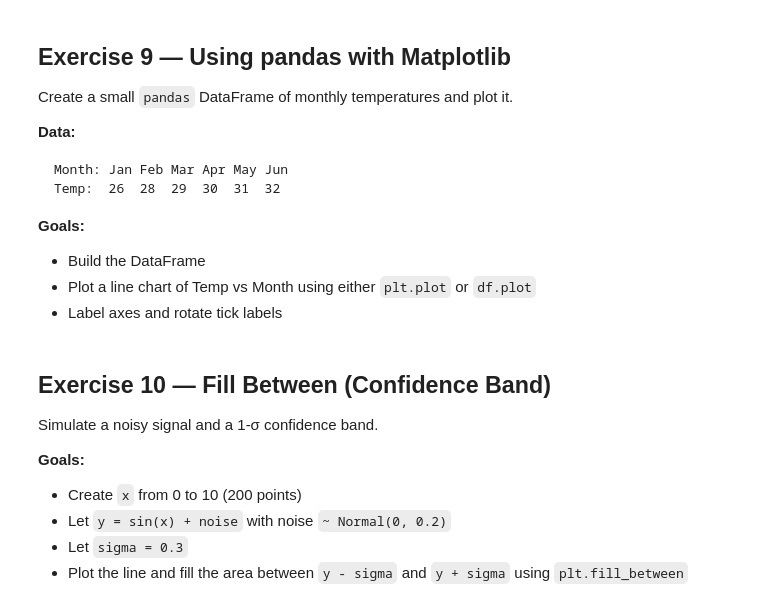
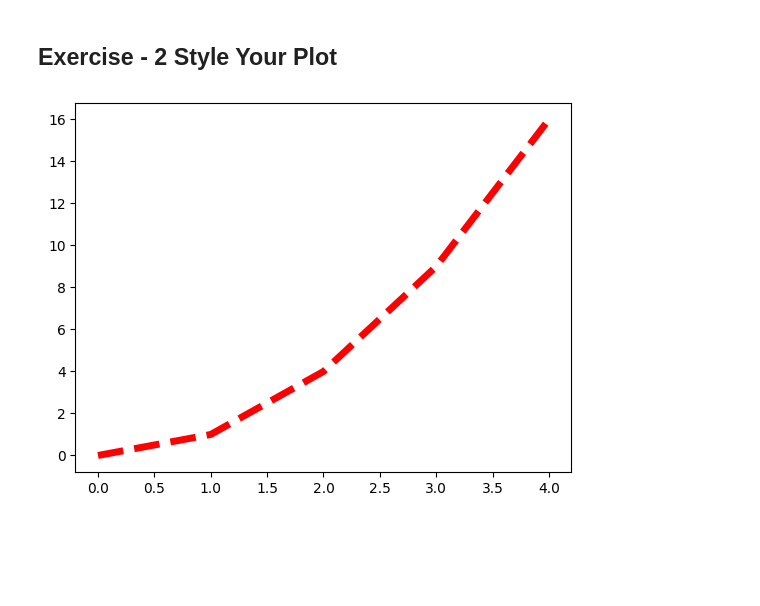
Before and after one commit to goswamijenya-bit/Applied-Data-Science-1, a Jupyter notebook: ADS1_Tutorial_3_Matplotlib_Worksheet1.ipynb, the cells around one changed output. Cells and saved outputs as stored; diff of their text form; code cells hidden in the pictures; blank space fills up the shorter version.

````diff
--- a/ADS1_Tutorial_3_Matplotlib_Worksheet1.ipynb
+++ b/ADS1_Tutorial_3_Matplotlib_Worksheet1.ipynb
@@ -185,14 +33,0 @@ explode = [0.05, 0, 0, 0]  # optional
-# %% [markdown]
-## Exercise 9 — Using pandas with Matplotlib
-Create a small `pandas` DataFrame of monthly temperatures and plot it.
-
-**Data:**
-```
-Month: Jan Feb Mar Apr May Jun
-Temp:  26  28  29  30  31  32
-```
-
-**Goals:**
-- Build the DataFrame
-- Plot a line chart of Temp vs Month using either `plt.plot` or `df.plot`
-- Label axes and rotate tick labels
@@ -208,9 +33,0 @@ temps = [26, 28, 29, 30, 31, 32]
-# %% [markdown]
-## Exercise 10 — Fill Between (Confidence Band)
-Simulate a noisy signal and a 1-σ confidence band.
-
-**Goals:**
-- Create `x` from 0 to 10 (200 points)
-- Let `y = sin(x) + noise` with noise `~ Normal(0, 0.2)`
-- Let `sigma = 0.3`
-- Plot the line and fill the area between `y - sigma` and `y + sigma` using `plt.fill_between`
@@ -228,0 +34,13 @@ sigma = 0.3
+# %% [markdown]
+## Exercise - 2 Style Your Plot
+# %%
+from matplotlib.lines import lineStyles
+# TODO: Style the line (color, linestyle, linewidth) and show the plot
+x = [0,1,2,3,4]
+y = [0,1,4,9,16]
+
+# Your code here
+plt.plot(x,y, color = "red", linestyle = "--", linewidth = 5)
+plt.show()
+# %% [output]
+[figure, added]
````
Also changed, not shown: parts of 39 cells of this notebook.
